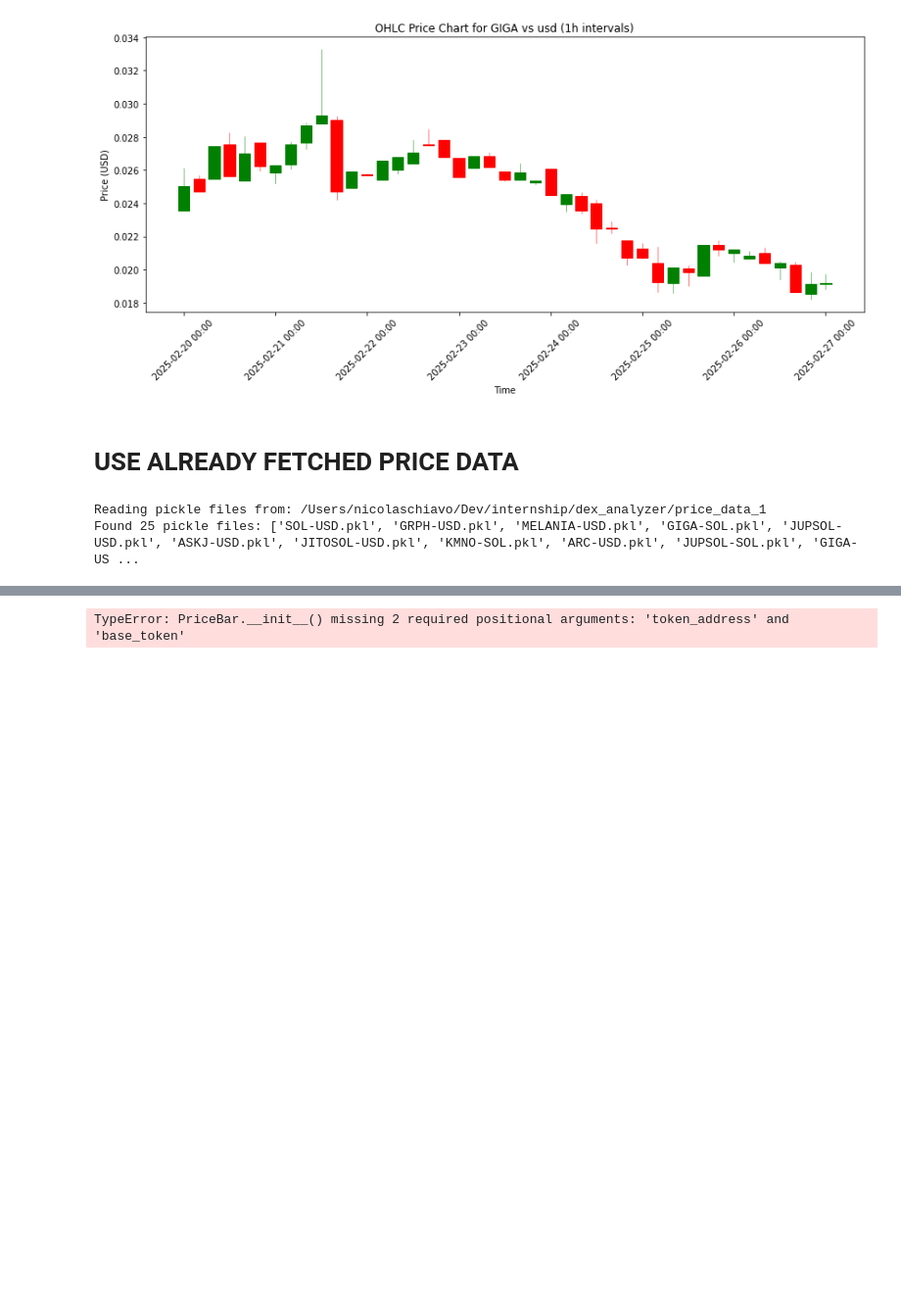
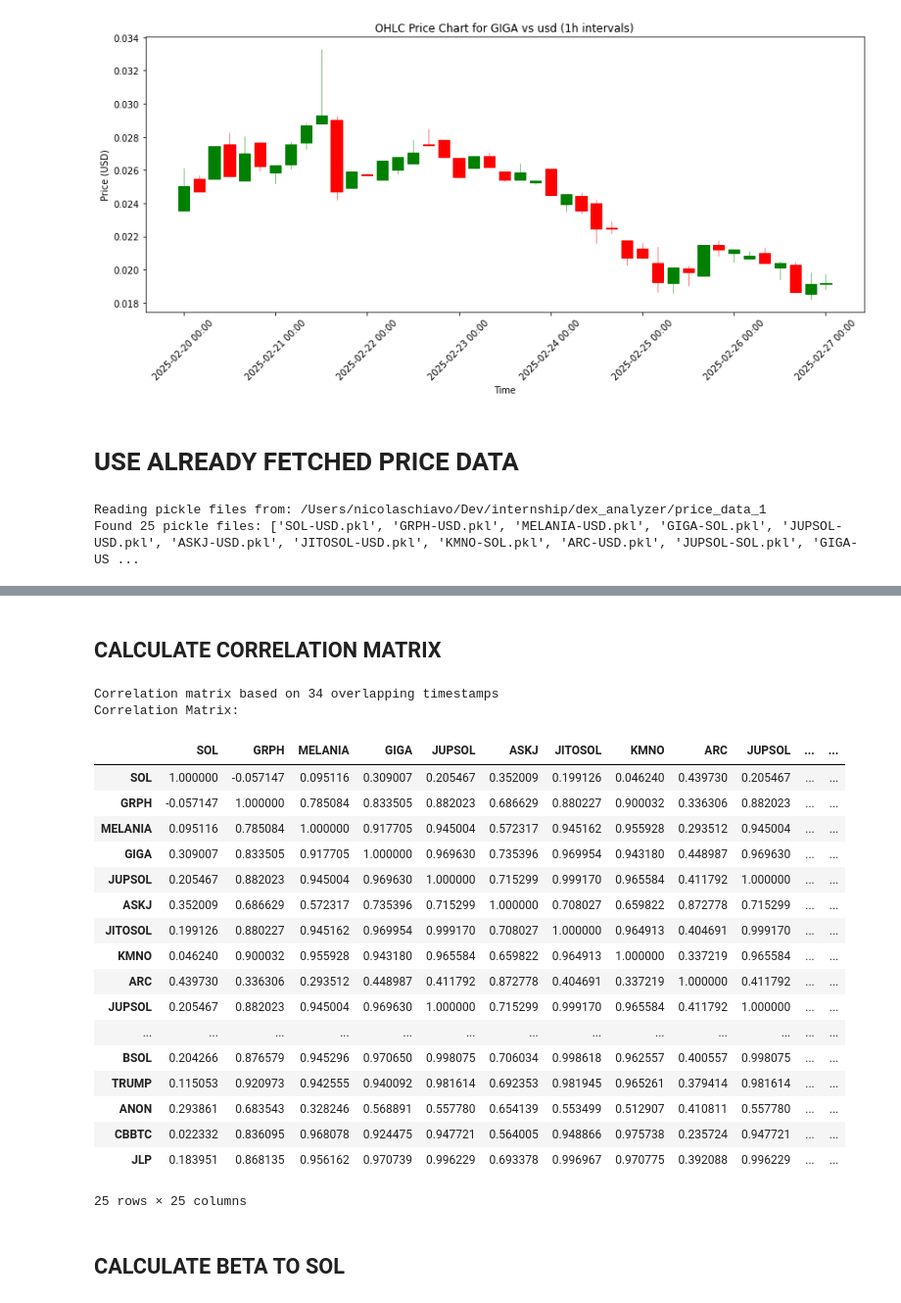
Before and after one commit to marescialloNino/dex-analyzer, a Jupyter notebook: notebooks/solana_meteora.ipynb, the cells around one changed output, grey strips where cells are left out. Shown: that part at 98% size. Drawn from its saved outputs; the diff is of its cells as text; code cells hidden in the pictures; blank space fills up the shorter version.

```diff
--- a/notebooks/solana_meteora.ipynb
+++ b/notebooks/solana_meteora.ipynb
@@ -267,20 +210,44 @@ Correlation Matrix (All Pairs):
+# %% [markdown]
+## CALCULATE CORRELATION MATRIX
 # %%
-# Directory containing your pickle files
+import os
+from src.utils.analyzer import Analyzer
+
+# Define the directory containing your pickle files
 pickle_dir = os.path.join(project_root, "price_data_1")
 
 # Collect a list of all .pkl file paths
 pickle_files = [
     os.path.join(pickle_dir, fname)
     for fname in os.listdir(pickle_dir)
     if fname.endswith(".pkl")
 ]
 
-# Convert each .pkl to a PriceBar
-price_bars = [Analyzer.load_pickle_as_pricebar(fp) for fp in pickle_files]
-
-corr_matrix = Analyzer.compute_correlation_matrix(price_bars)
+# Compute the correlation matrix directly from the pickle files.
+corr_matrix = Analyzer.compute_correlation_matrix_from_pickle(pickle_files)
 
 print("Correlation Matrix:")
 display(corr_matrix)
 # %% [output]
-TypeError: PriceBar.__init__() missing 2 required positional arguments: 'token_address' and 'base_token'
+Correlation matrix based on 34 overlapping timestamps
+Correlation Matrix:
+|  | SOL | GRPH | MELANIA | GIGA | JUPSOL | ASKJ | JITOSOL | KMNO | ARC | JUPSOL | ... | ... |
+| SOL | 1.000000 | -0.057147 | 0.095116 | 0.309007 | 0.205467 | 0.352009 | 0.199126 | 0.046240 | 0.439730 | 0.205467 | ... | ... |
+| GRPH | -0.057147 | 1.000000 | 0.785084 | 0.833505 | 0.882023 | 0.686629 | 0.880227 | 0.900032 | 0.336306 | 0.882023 | ... | ... |
+| MELANIA | 0.095116 | 0.785084 | 1.000000 | 0.917705 | 0.945004 | 0.572317 | 0.945162 | 0.955928 | 0.293512 | 0.945004 | ... | ... |
+| GIGA | 0.309007 | 0.833505 | 0.917705 | 1.000000 | 0.969630 | 0.735396 | 0.969954 | 0.943180 | 0.448987 | 0.969630 | ... | ... |
+| JUPSOL | 0.205467 | 0.882023 | 0.945004 | 0.969630 | 1.000000 | 0.715299 | 0.999170 | 0.965584 | 0.411792 | 1.000000 | ... | ... |
+| ASKJ | 0.352009 | 0.686629 | 0.572317 | 0.735396 | 0.715299 | 1.000000 | 0.708027 | 0.659822 | 0.872778 | 0.715299 | ... | ... |
+| JITOSOL | 0.199126 | 0.880227 | 0.945162 | 0.969954 | 0.999170 | 0.708027 | 1.000000 | 0.964913 | 0.404691 | 0.999170 | ... | ... |
+| KMNO | 0.046240 | 0.900032 | 0.955928 | 0.943180 | 0.965584 | 0.659822 | 0.964913 | 1.000000 | 0.337219 | 0.965584 | ... | ... |
+| ARC | 0.439730 | 0.336306 | 0.293512 | 0.448987 | 0.411792 | 0.872778 | 0.404691 | 0.337219 | 1.000000 | 0.411792 | ... | ... |
+| JUPSOL | 0.205467 | 0.882023 | 0.945004 | 0.969630 | 1.000000 | 0.715299 | 0.999170 | 0.965584 | 0.411792 | 1.000000 | ... | ... |
+| ... | ... | ... | ... | ... | ... | ... | ... | ... | ... | ... | ... | ... |
+| BSOL | 0.204266 | 0.876579 | 0.945296 | 0.970650 | 0.998075 | 0.706034 | 0.998618 | 0.962557 | 0.400557 | 0.998075 | ... | ... |
+| TRUMP | 0.115053 | 0.920973 | 0.942555 | 0.940092 | 0.981614 | 0.692353 | 0.981945 | 0.965261 | 0.379414 | 0.981614 | ... | ... |
+| ANON | 0.293861 | 0.683543 | 0.328246 | 0.568891 | 0.557780 | 0.654139 | 0.553499 | 0.512907 | 0.410811 | 0.557780 | ... | ... |
+| CBBTC | 0.022332 | 0.836095 | 0.968078 | 0.924475 | 0.947721 | 0.564005 | 0.948866 | 0.975738 | 0.235724 | 0.947721 | ... | ... |
+| JLP | 0.183951 | 0.868135 | 0.956162 | 0.970739 | 0.996229 | 0.693378 | 0.996967 | 0.970775 | 0.392088 | 0.996229 | ... | ... |
+25 rows × 25 columns
+# %% [markdown]
+## CALCULATE BETA TO SOL
```
Also changed, not shown: parts of 3 cells of this notebook, 1 other file.
